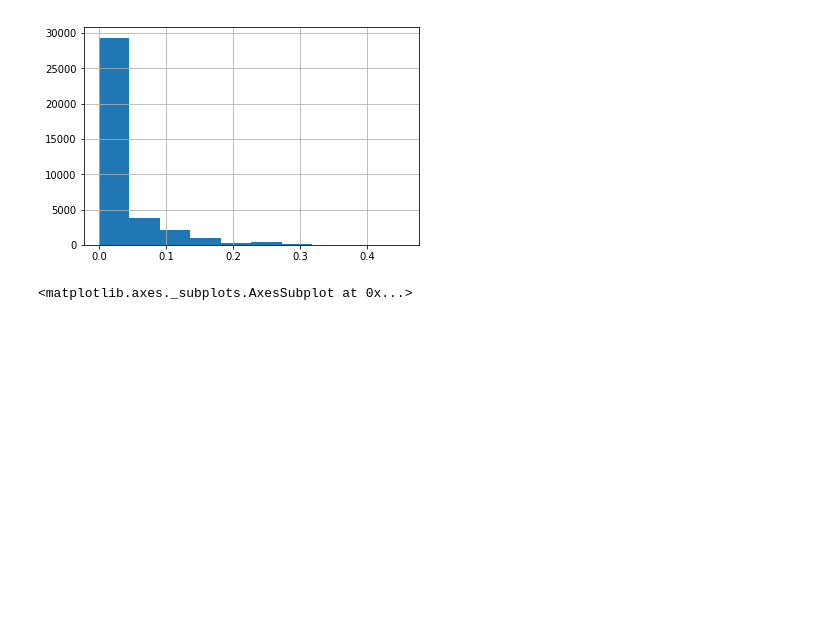
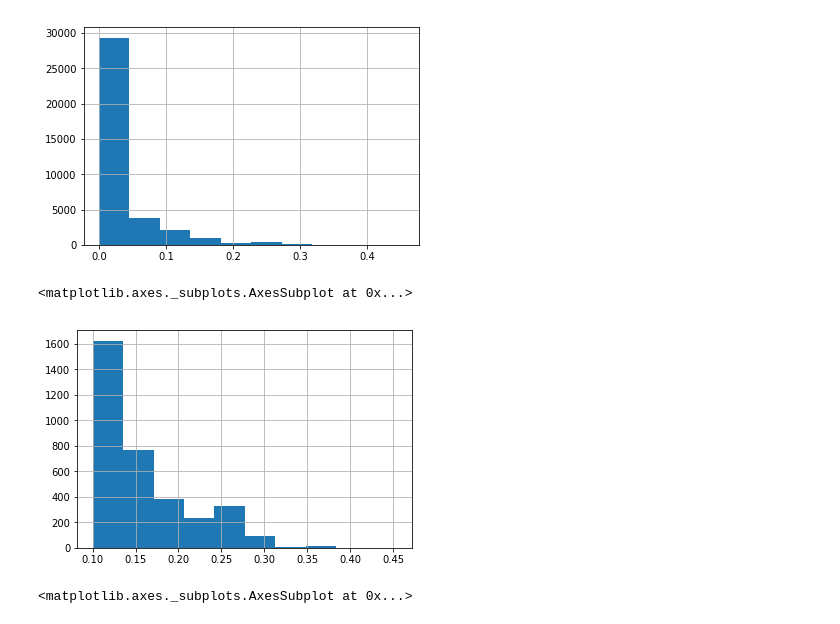
Before and after one commit to erl67/Pittsburgh-311-Weather-Analysis, a Jupyter notebook: 311-Classifier-Analysis-Final.ipynb, the cells around one changed output. Drawn from its saved outputs; the diff is of its cells as text; code cells hidden in the pictures; blank space fills up the shorter version.

```diff
--- a/311-Classifier-Analysis-Final.ipynb
+++ b/311-Classifier-Analysis-Final.ipynb
@@ -153,4 +159,12 @@ df['daily.precipIntensityMax'].hist(bins=10)
 # %% [output]
 <matplotlib.axes._subplots.AxesSubplot at 0x...>
 [figure]
+# %%
+# precip intensity of all days where it rained
+precip = df['daily.precipIntensityMax']
+precip = precip[precip > 0.1] #hide no precipitation days
+precip.hist(bins=10)
+# %% [output]
+<matplotlib.axes._subplots.AxesSubplot at 0x...>
+[figure, added]
 # %%
```
Also changed, not shown: parts of 20 cells of this notebook, 4 other files.
